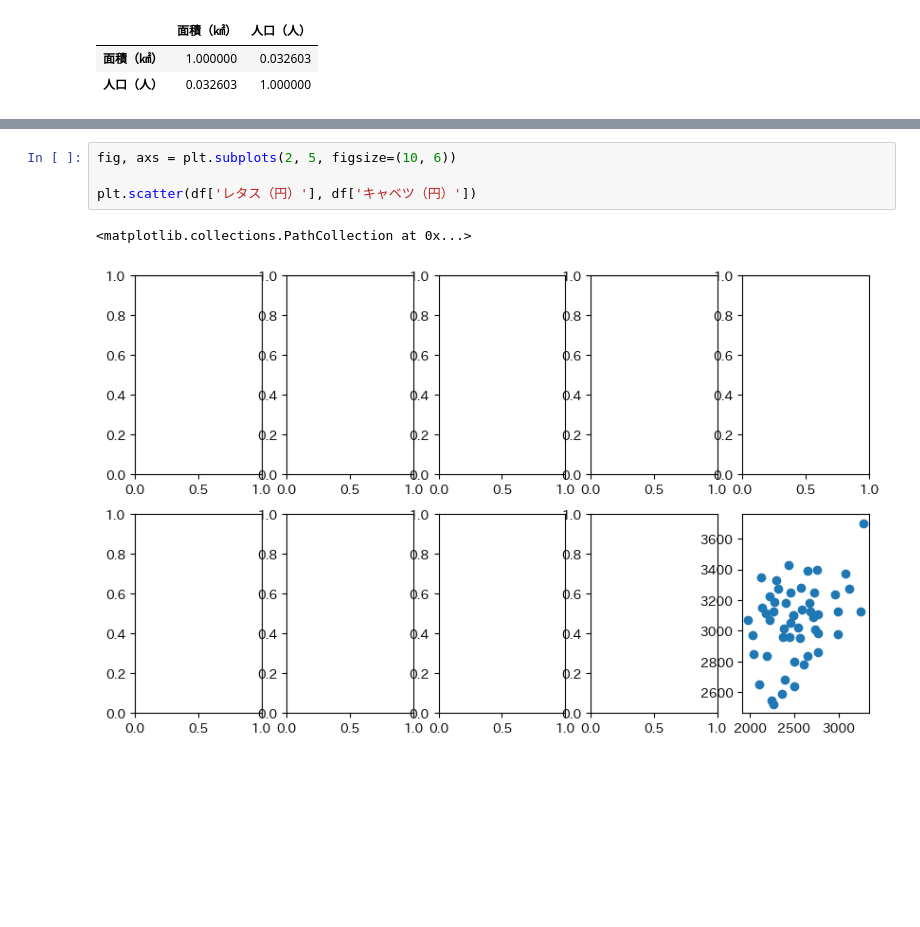
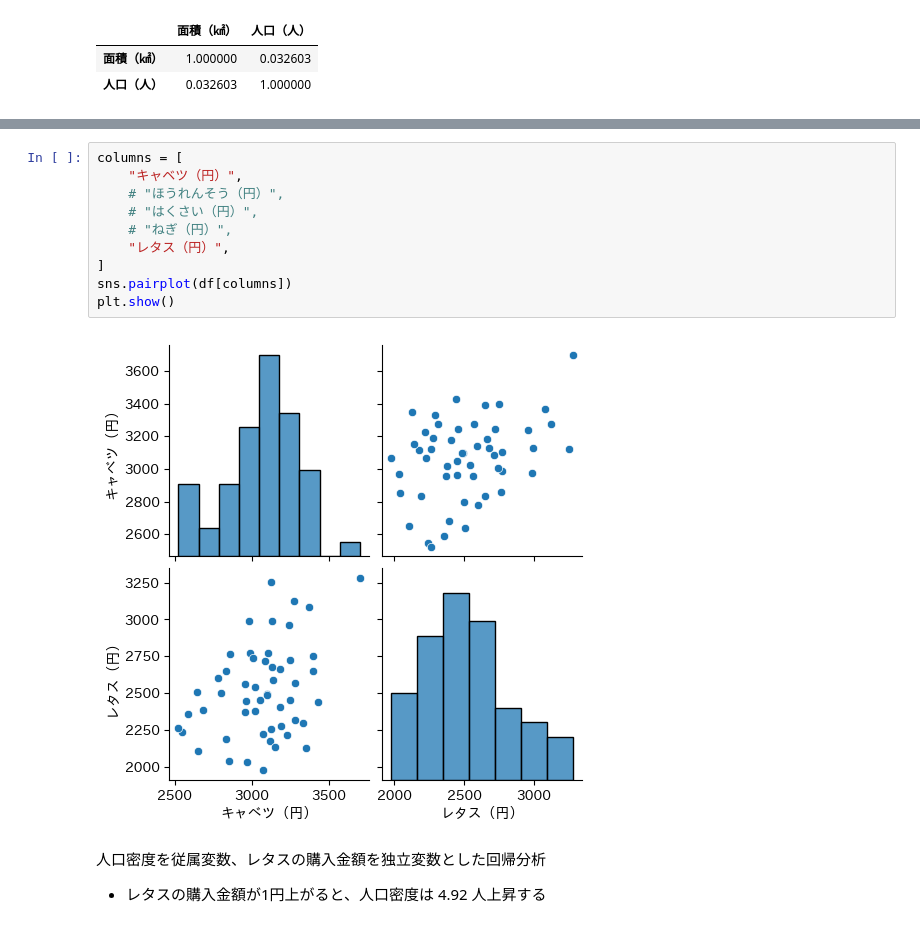
Before and after one commit to akmiccom/dataAnalyticsBasic, a Jupyter notebook: notebooks/e4.ipynb, the cells around one changed output, grey strips where cells are left out. Cells and saved outputs as stored; diff of their text form; blank space fills up the shorter version.

```diff
--- a/notebooks/e4.ipynb
+++ b/notebooks/e4.ipynb
@@ -82,7 +65,15 @@ for i_list in vagetables:
-# %%
-fig, axs = plt.subplots(2, 5, figsize=(10, 6))
-
-plt.scatter(df['レタス（円）'], df['キャベツ（円）'])
-# %% [output]
-<matplotlib.collections.PathCollection at 0x...>
-[figure, removed]
+# %%
+columns = [
+    "キャベツ（円）",
+    # "ほうれんそう（円）",
+    # "はくさい（円）",
+    # "ねぎ（円）",
+    "レタス（円）",
+]
+sns.pairplot(df[columns])
+plt.show()
+# %% [output]
+[figure, added]
+# %% [markdown]
+人口密度を従属変数、レタスの購入金額を独立変数とした回帰分析
+- レタスの購入金額が1円上がると、人口密度は 4.92 人上昇する
```
Also changed, not shown: parts of 10 cells of this notebook, 4 other files.
